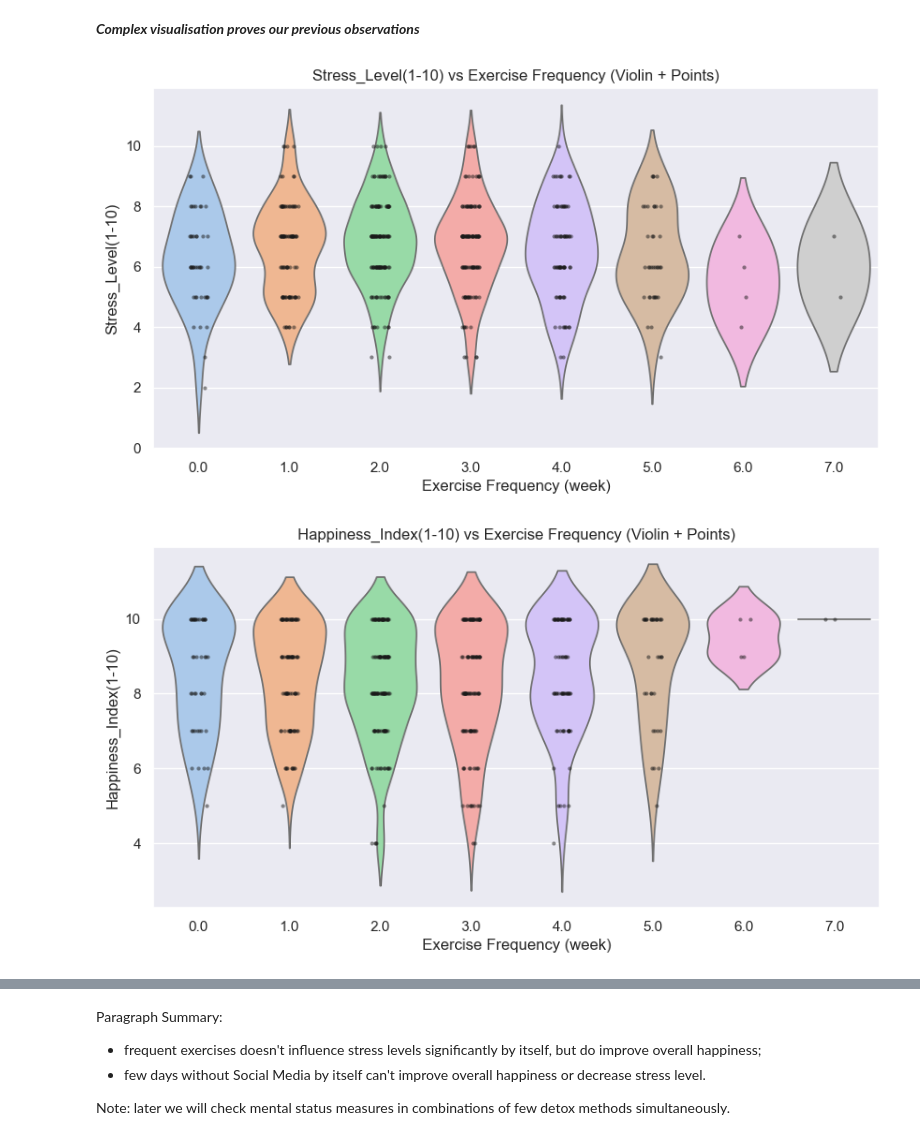
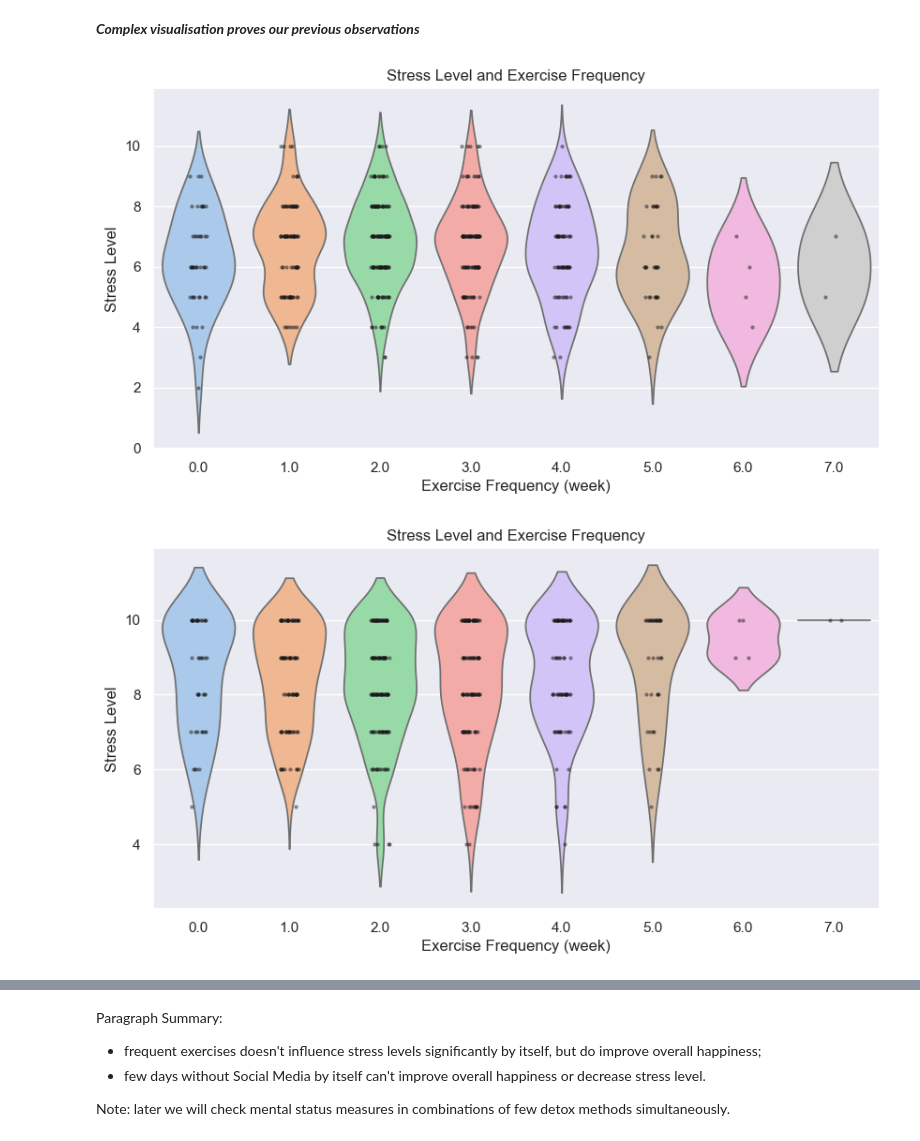
Before and after one commit to vdafeider/data_analysis_social_media_vs_mental_health, a Jupyter notebook: da_social_media_stress.ipynb, the cells around one changed output, grey strips where cells are left out. Drawn from its saved outputs; the diff is of its cells as text; code cells hidden in the pictures.

```diff
--- a/da_social_media_stress.ipynb
+++ b/da_social_media_stress.ipynb
@@ -475,37 +471,37 @@ df['Social_Media_Break'] = pd.cut(df['Days_Without_Social_Media'], bins=break_bi
 # ---------- 1. Exercise frequency vs mental health ----------
 metrics = ['Stress_Level(1-10)', 'Happiness_Index(1-10)']
 for metric in metrics:
     plt.figure(figsize=(10,5))
     sns.violinplot(x='Exercise_Frequency(week)', y=metric, data=df, inner=None, palette='pastel')
     sns.stripplot(x='Exercise_Frequency(week)', y=metric, data=df, color='k', alpha=0.5, size=3, jitter=True)
-    plt.title(f'{metric} vs Exercise Frequency (Violin + Points)')
+    plt.title(f'Stress Level and Exercise Frequency')
     plt.xlabel('Exercise Frequency (week)')
-    plt.ylabel(metric)
+    plt.ylabel('Stress Level')
     plt.show()
     print("\n")
 
 # Regression for Happiness vs Exercise Frequency
 plt.figure(figsize=(10,5))
 sns.regplot(x='Exercise_Frequency(week)', y='Happiness_Index(1-10)', data=df, scatter_kws={'alpha':0.5}, line_kws={'color':'red'})
-plt.title('Happiness vs Exercise Frequency (Regression)')
+plt.title('Happiness and Exercise Frequency (Regression)')
 plt.xlabel('Exercise Frequency (week)')
-plt.ylabel('Happiness_Index(1-10)')
+plt.ylabel('Happiness Index (1-10)')
 plt.show()
 print("\n")
 
 # ---------- 2. Social media break vs mental health ----------
 metrics = ['Happiness_Index(1-10)', 'Stress_Level(1-10)']
 for metric in metrics:
     plt.figure(figsize=(10,5))
     sns.violinplot(x='Social_Media_Break', y=metric, data=df, inner=None, palette='coolwarm')
     sns.stripplot(x='Social_Media_Break', y=metric, data=df, color='k', alpha=0.5, size=3, jitter=True)
-    plt.title(f'{metric} vs Days Without Social Media (Violin + Points)')
+    plt.title(f'Happiness Index and Days Without Social Media')
     plt.xlabel('Days Without Social Media')
     plt.ylabel(metric)
     plt.show()
     print("\n")
 
 df.drop(columns=['Social_Media_Break'], inplace=True)
 # %% [output]
-[figure, old version]
+[figure, new version]
-[figure, old version]
+[figure, new version]
```
Also changed, not shown: parts of 5 cells of this notebook.
